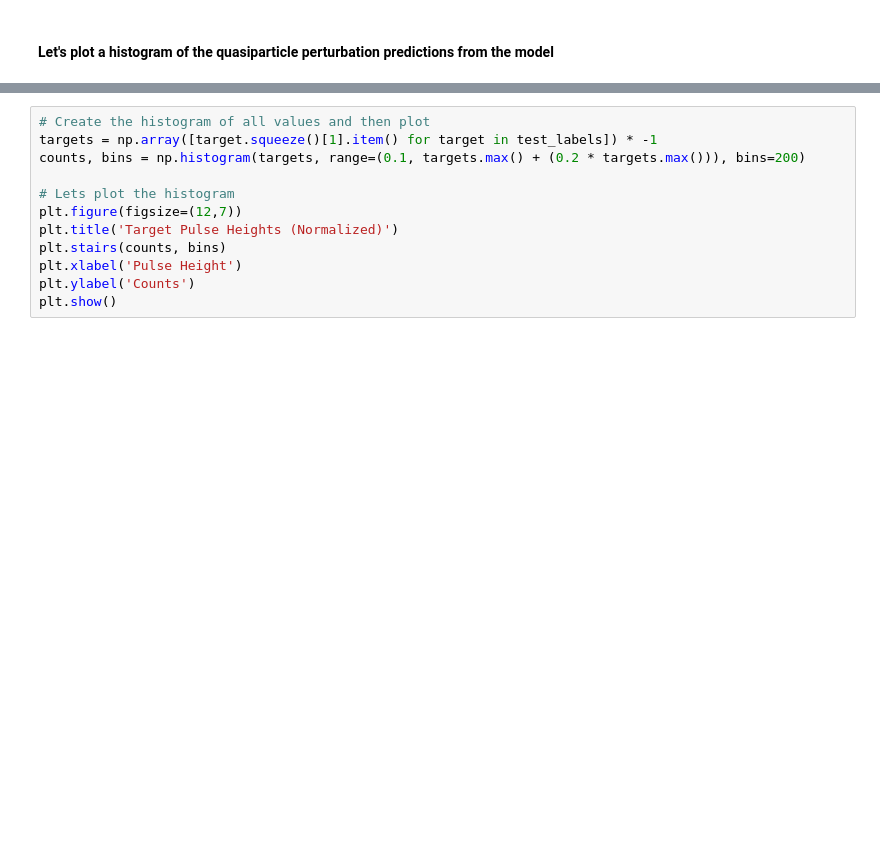
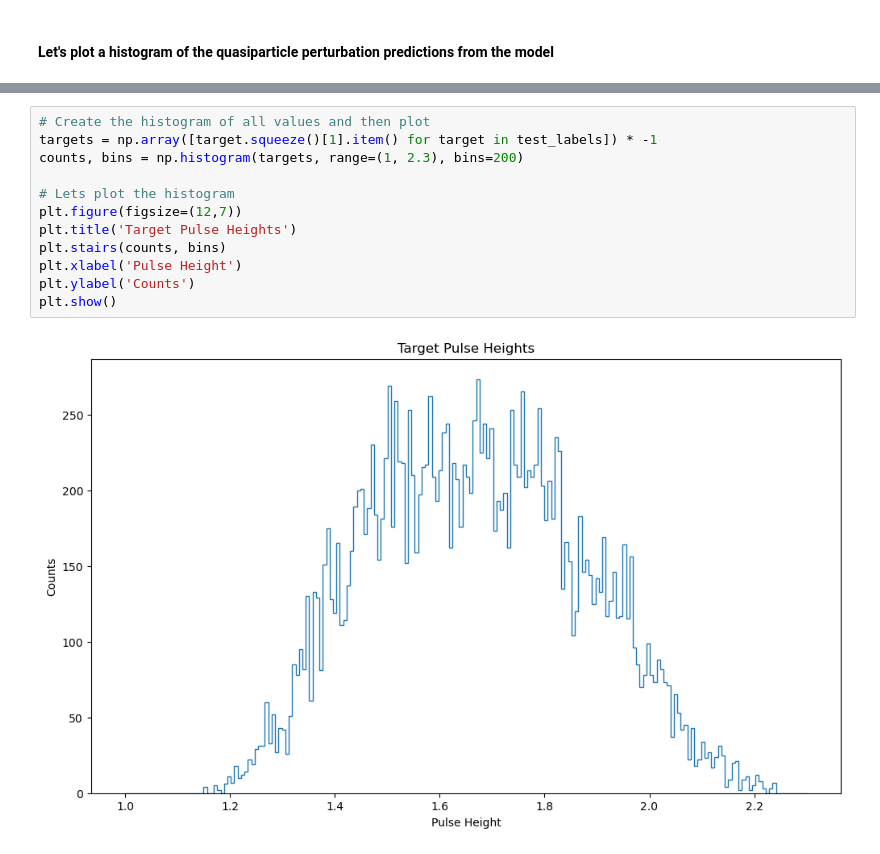
Before and after one commit to jbreck1987/ml_readout, a Jupyter notebook: experiments/cnn_regression/run_011/eval.ipynb, the cells around one changed output, grey strips where cells are left out. Drawn from its saved outputs; the diff is of its cells as text; blank space fills up the shorter version.

```diff
--- a/experiments/cnn_regression/run_011/eval.ipynb
+++ b/experiments/cnn_regression/run_011/eval.ipynb
@@ -176,15 +207,17 @@ plt.show()
 # %%
 # Create the histogram of all values and then plot
 targets = np.array([target.squeeze()[1].item() for target in test_labels]) * -1
-counts, bins = np.histogram(targets, range=(0.1, targets.max() + (0.2 * targets.max())), bins=200)
+counts, bins = np.histogram(targets, range=(1, 2.3), bins=200)
 
 # Lets plot the histogram
 plt.figure(figsize=(12,7))
-plt.title('Target Pulse Heights (Normalized)')
+plt.title('Target Pulse Heights')
 plt.stairs(counts, bins)
 plt.xlabel('Pulse Height')
 plt.ylabel('Counts')
 plt.show()
+# %% [output]
+[figure, added]
 # %%
 #targets = stream_to_height(arrs_test, theta1_test, norm=False)
 targets = target_pulse_test
```
Also changed, not shown: parts of 8 cells of this notebook, 3 other files.
